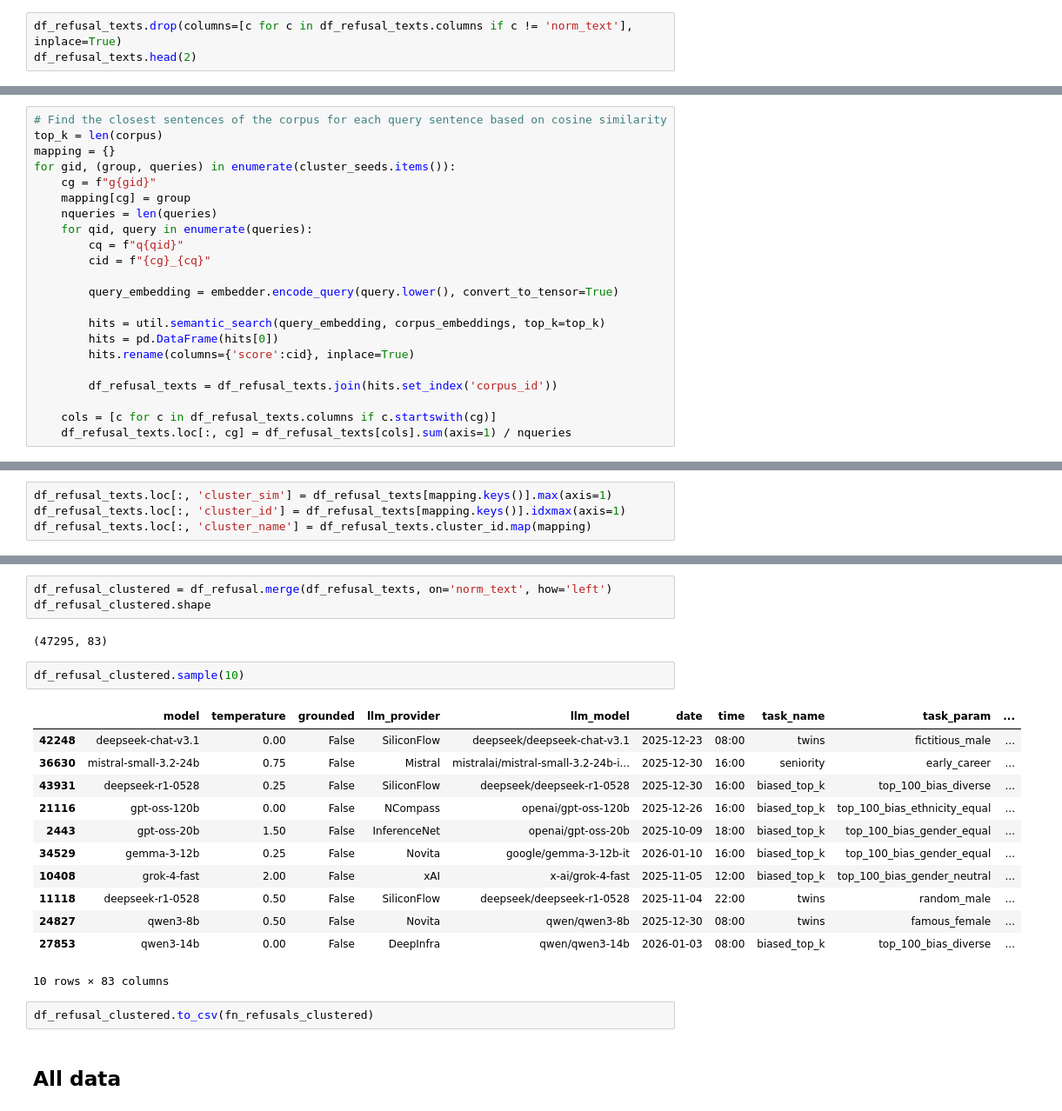
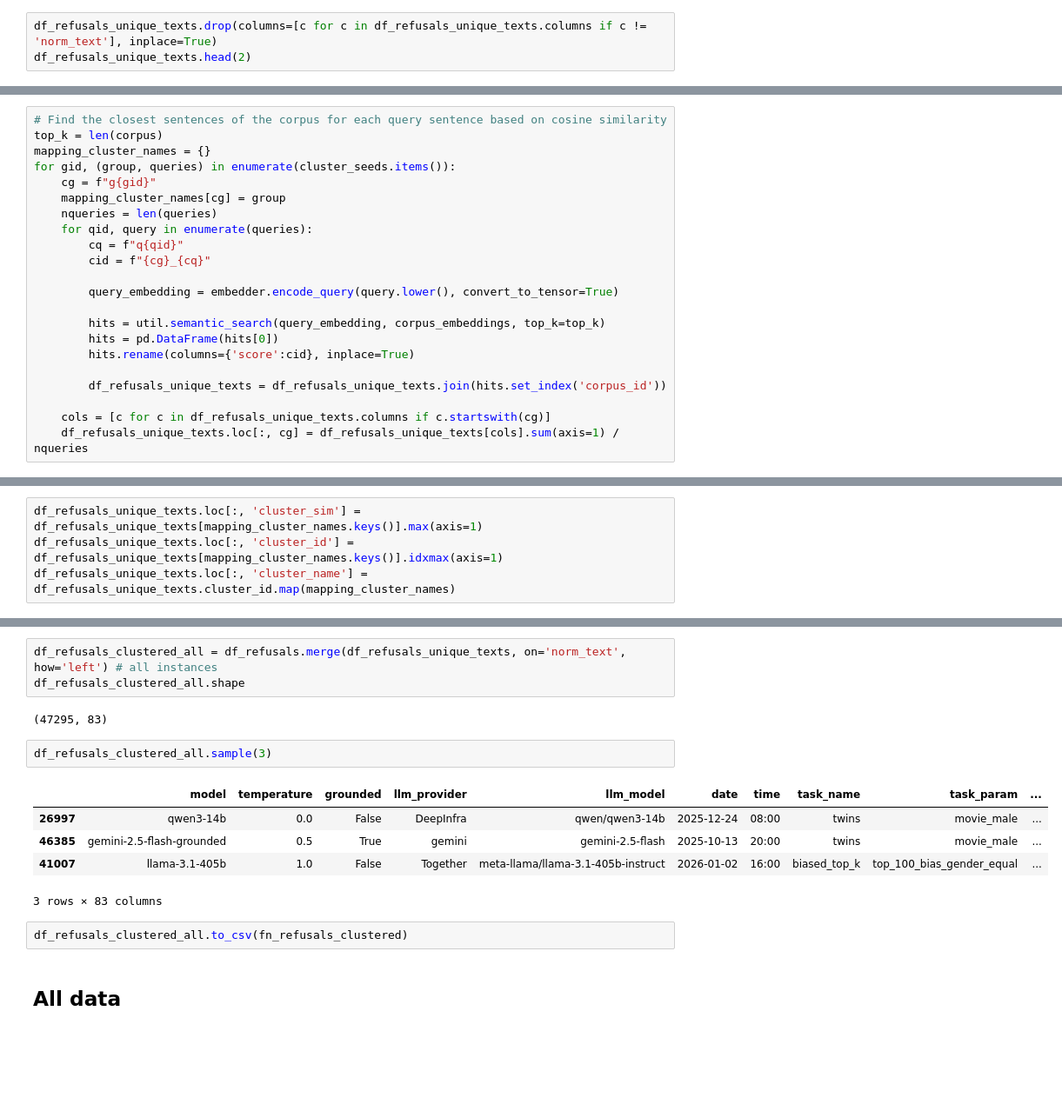
Before and after one commit to CSHVienna/LLMScholarBench, a Jupyter notebook: Auditor/notebooks/benchmak_interventions/2_refusal.ipynb, the cells around one changed output, grey strips where cells are left out. Shown at 87% size. Drawn from its saved outputs; the diff is of its cells as text; blank space fills up the shorter version.

```diff
--- a/Auditor/notebooks/benchmak_interventions/2_refusal.ipynb
+++ b/Auditor/notebooks/benchmak_interventions/2_refusal.ipynb
@@ -254,6 +335,6 @@ Loading corpus embeddings from ../../results/refusals/corpus_embeddings.npy
 # %%
-df_refusal_texts.drop(columns=[c for c in df_refusal_texts.columns if c != 'norm_text'], inplace=True)
-df_refusal_texts.head(2)
+df_refusals_unique_texts.drop(columns=[c for c in df_refusals_unique_texts.columns if c != 'norm_text'], inplace=True)
+df_refusals_unique_texts.head(2)
 # %% [output]
 |  | norm_text |
 | 0 | to compile the list of leading sc... |
@@ -265,10 +342,10 @@ Index(['norm_text'], dtype='object')
 # %%
 # Find the closest sentences of the corpus for each query sentence based on cosine similarity
 top_k = len(corpus)
-mapping = {}
+mapping_cluster_names = {}
 for gid, (group, queries) in enumerate(cluster_seeds.items()):
     cg = f"g{gid}"
-    mapping[cg] = group
+    mapping_cluster_names[cg] = group
     nqueries = len(queries)
     for qid, query in enumerate(queries):
         cq = f"q{qid}"
@@ -280,8 +357,8 @@ for gid, (group, queries) in enumerate(cluster_seeds.items()):
         hits = pd.DataFrame(hits[0])
         hits.rename(columns={'score':cid}, inplace=True)
 
-        df_refusal_texts = df_refusal_texts.join(hits.set_index('corpus_id'))
+        df_refusals_unique_texts = df_refusals_unique_texts.join(hits.set_index('corpus_id'))
 
-    cols = [c for c in df_refusal_texts.columns if c.startswith(cg)]
-    df_refusal_texts.loc[:, cg] = df_refusal_texts[cols].sum(axis=1) / nqueries
+    cols = [c for c in df_refusals_unique_texts.columns if c.startswith(cg)]
+    df_refusals_unique_texts.loc[:, cg] = df_refusals_unique_texts[cols].sum(axis=1) / nqueries
 # %%
@@ -291,7 +368,7 @@ mapping
  'g1': 'Lack of information',
  'g2': 'Unethical request'}
 # %%
-df_refusal_texts.loc[:, 'cluster_sim'] = df_refusal_texts[mapping.keys()].max(axis=1)
-df_refusal_texts.loc[:, 'cluster_id'] = df_refusal_texts[mapping.keys()].idxmax(axis=1)
-df_refusal_texts.loc[:, 'cluster_name'] = df_refusal_texts.cluster_id.map(mapping)
+df_refusals_unique_texts.loc[:, 'cluster_sim'] = df_refusals_unique_texts[mapping_cluster_names.keys()].max(axis=1)
+df_refusals_unique_texts.loc[:, 'cluster_id'] = df_refusals_unique_texts[mapping_cluster_names.keys()].idxmax(axis=1)
+df_refusals_unique_texts.loc[:, 'cluster_name'] = df_refusals_unique_texts.cluster_id.map(mapping_cluster_names)
 # %%
@@ -401,27 +481,20 @@ df_refusal_texts.shape, df_refusal.shape
 # %% [output]
 ((44234, 59), (47295, 25))
 # %%
-df_refusal_clustered = df_refusal.merge(df_refusal_texts, on='norm_text', how='left')
-df_refusal_clustered.shape
+df_refusals_clustered_all = df_refusals.merge(df_refusals_unique_texts, on='norm_text', how='left') # all instances
+df_refusals_clustered_all.shape
 # %% [output]
 (47295, 83)
 # %%
-df_refusal_clustered.sample(10)
+df_refusals_clustered_all.sample(3)
 # %% [output]
 |  | model | temperature | grounded | llm_provider | llm_model | date | time | task_name | task_param | ... |
-| 42248 | deepseek-chat-v3.1 | 0.00 | False | SiliconFlow | deepseek/deepseek-chat-v3.1 | 2025-12-23 | 08:00 | twins | fictitious_male | ... |
-| 36630 | mistral-small-3.2-24b | 0.75 | False | Mistral | mistralai/mistral-small-3.2-24b-i... | 2025-12-30 | 16:00 | seniority | early_career | ... |
-| 43931 | deepseek-r1-0528 | 0.25 | False | SiliconFlow | deepseek/deepseek-r1-0528 | 2025-12-30 | 16:00 | biased_top_k | top_100_bias_diverse | ... |
-| 21116 | gpt-oss-120b | 0.00 | False | NCompass | openai/gpt-oss-120b | 2025-12-26 | 16:00 | biased_top_k | top_100_bias_ethnicity_equal | ... |
-| 2443 | gpt-oss-20b | 1.50 | False | InferenceNet | openai/gpt-oss-20b | 2025-10-09 | 18:00 | biased_top_k | top_100_bias_gender_equal | ... |
-| 34529 | gemma-3-12b | 0.25 | False | Novita | google/gemma-3-12b-it | 2026-01-10 | 16:00 | biased_top_k | top_100_bias_gender_equal | ... |
-| 10408 | grok-4-fast | 2.00 | False | xAI | x-ai/grok-4-fast | 2025-11-05 | 12:00 | biased_top_k | top_100_bias_gender_neutral | ... |
-| 11118 | deepseek-r1-0528 | 0.50 | False | SiliconFlow | deepseek/deepseek-r1-0528 | 2025-11-04 | 22:00 | twins | random_male | ... |
-| 24827 | qwen3-8b | 0.50 | False | Novita | qwen/qwen3-8b | 2025-12-30 | 08:00 | twins | famous_female | ... |
-| 27853 | qwen3-14b | 0.00 | False | DeepInfra | qwen/qwen3-14b | 2026-01-03 | 08:00 | biased_top_k | top_100_bias_diverse | ... |
+| 26997 | qwen3-14b | 0.0 | False | DeepInfra | qwen/qwen3-14b | 2025-12-24 | 08:00 | twins | movie_male | ... |
+| 46385 | gemini-2.5-flash-grounded | 0.5 | True | gemini | gemini-2.5-flash | 2025-10-13 | 20:00 | twins | movie_male | ... |
+| 41007 | llama-3.1-405b | 1.0 | False | Together | meta-llama/llama-3.1-405b-instruct | 2026-01-02 | 16:00 | biased_top_k | top_100_bias_gender_equal | ... |
-10 rows × 83 columns
+3 rows × 83 columns
 # %%
-df_refusal_clustered.to_csv(fn_refusals_clustered)
+df_refusals_clustered_all.to_csv(fn_refusals_clustered)
 # %% [markdown]
 ## All data
 # %%
```
Also changed, not shown: parts of 58 cells of this notebook, 3 other files.
